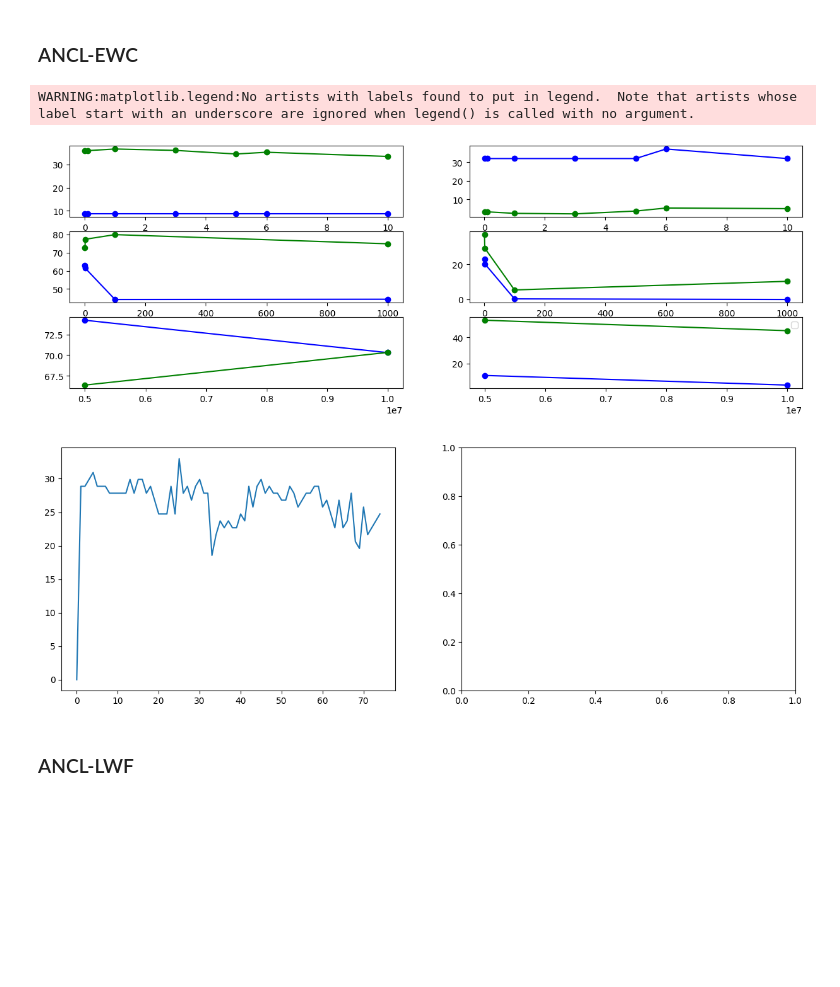
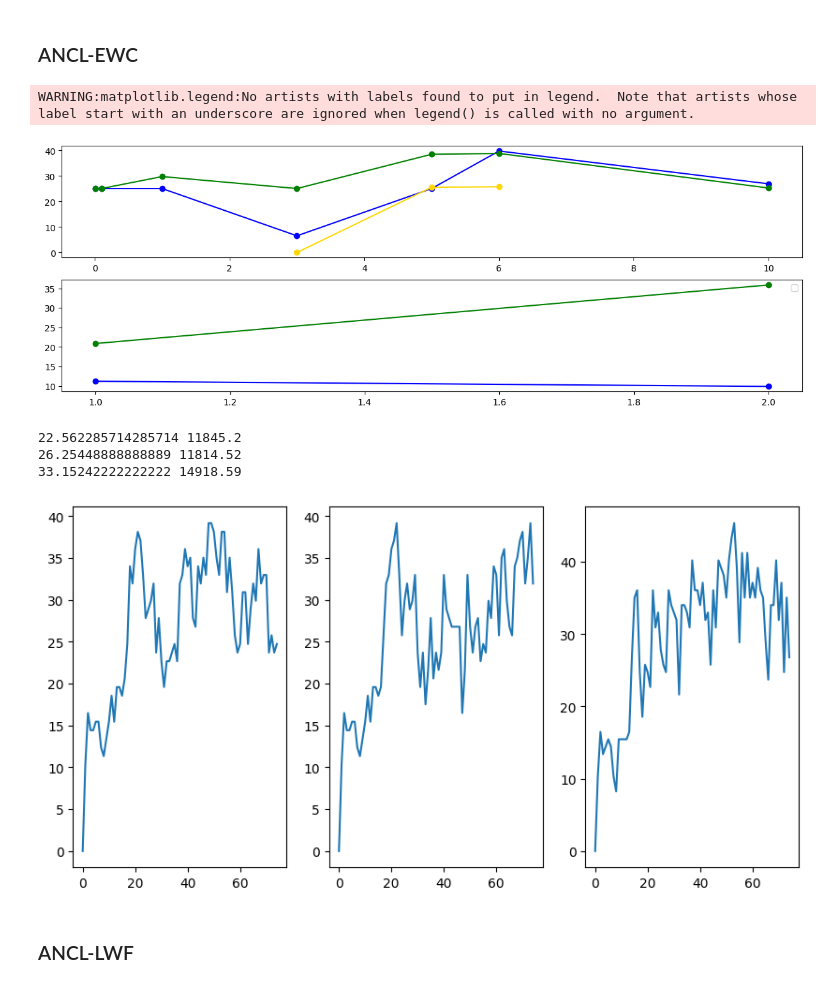
Before and after one commit to itsmemala/FABR, a Jupyter notebook: CL_Metrics.ipynb, the cells around one changed output. Drawn from its saved outputs; the diff is of its cells as text; code cells hidden in the pictures; blank space fills up the shorter version.

```diff
--- a/CL_Metrics.ipynb
+++ b/CL_Metrics.ipynb
@@ -1251,8 +1251,9 @@ WARNING:matplotlib.legend:No artists with labels found to put in legend.  Note t
 # %% [markdown]
 ### ANCL-EWC
 # %%
-t = 2
+t = 6
 datasets=['annomi','hwu64','hwu64']
+adapt_type = 'KT'
 # path_alpharel = '/content/gdrive/MyDrive/Collas24/BehavSH/BehavSH_NoL1LAMAS_AdaptZero_2tasks.ind_max.'
 path_sets = [
     ['/content/gdrive/MyDrive/Collas24/BehavSH/BehavSH_MAS.3/'
@@ -1270,22 +1271,26 @@ path_sets = [
      '/content/gdrive/MyDrive/Collas24/IntentSH_MAS_wlast.5/',
      '/content/gdrive/MyDrive/Collas24/IntentSH_MAS_wlast.7/',
     #  '/content/gdrive/MyDrive/Collas24/IntentSH_MAS_wlast.4/',
-     '/content/gdrive/MyDrive/Collas24/IntentSH_MAS_wlast.3/',
-     '/content/gdrive/MyDrive/Collas24/IntentSH_MAS_wlast.2/'
+    #  '/content/gdrive/MyDrive/Collas24/IntentSH_MAS_wlast.3/',
+    #  '/content/gdrive/MyDrive/Collas24/IntentSH_MAS_wlast.2/'
     ],
-    ['/content/gdrive/MyDrive/Collas24/IntentSH_EWC_wlast.4/',
-     '/content/gdrive/MyDrive/Collas24/IntentSH_EWC_wlast.5/']
+    # ['/content/gdrive/MyDrive/Collas24/IntentSH_EWC_wlast.4/', # EWC
+    #  '/content/gdrive/MyDrive/Collas24/IntentSH_EWC_wlast.5/']
   ]
 
-x_label_sets = [[0.01,0.1,1, 3,5,6,
-                 10] #, 100,200,500]
-                ,[1,2,100,1000],[5000000,10000000]]
+x_label_sets = [[0.01,0.1,1, 3,5,6,10] #, 100,200,500]
+                ,[1,2] #,100,1000]
+                # ,[5000000,10000000]
+                ]
+x_label_sets_la = [[3,5,6],
+                 []]
 
-fig, axes = plt.subplots(nrows=3, ncols=2, figsize=(15, 5))
-for ax_idx,(dataset,paths,x_labels) in enumerate(zip(datasets,path_sets,x_label_sets)):
+fig, axes = plt.subplots(nrows=2, ncols=1, figsize=(15, 5))
+for ax_idx,(dataset,paths,x_labels,x_labels_la) in enumerate(zip(datasets,path_sets,x_label_sets, x_label_sets_la)):
     for rand_idx in [0]:
         l1, l2, l3 = [], [], []
         l1_ancl, l2_ancl, l3_ancl = [], [], []
+        l1_la, l2_la, l3_la = [], [], []
         for path in paths:
             expt = 'random'+str(rand_idx)+'_seed0_task1'
 
@@ -1321,29 +1326,50 @@ for ax_idx,(dataset,paths,x_labels) in enumerate(zip(datasets,path_sets,x_label_
                 l1_ancl.append(get_overall_f1(ypath)*100)
                 l2_ancl.append(get_forgetting(ypath)*100)
 
-        axes[ax_idx,0].plot(x_labels, l1, marker='o', color='blue')
-        axes[ax_idx,0].plot(x_labels, l1_ancl, marker='o', color='green')
+            la_path = path.replace('_MAS','_NoL1LAMAS_Adapt'+adapt_type).replace('_MAS_wlast','NoL1LAMAS_wlast_Adapt'+adapt_type)
+            ypath = la_path + get_res_fname(rand_idx,la_path,dataset)
+            try:
+                if t==6:
+                    l1_la.append(get_overall_f1_all(ypath)*100)
+                    l2_la.append(get_forgetting_all(ypath)*100)
+                else:
+                    l1_la.append(get_overall_f1(ypath)*100)
+                    l2_la.append(get_forgetting(ypath)*100)
+            except FileNotFoundError:
+                pass
 
-        axes[ax_idx,1].plot(x_labels, l2, marker='o', color='blue')
-        axes[ax_idx,1].plot(x_labels, l2_ancl, marker='o', color='green')
+        axes[ax_idx].plot(x_labels, l1, marker='o', color='blue')
+        axes[ax_idx].plot(x_labels, l1_ancl, marker='o', color='green')
+        axes[ax_idx].plot(x_labels_la, l1_la, marker='o', color='gold')
+
+        # axes[ax_idx,1].plot(x_labels, l2, marker='o', color='blue')
+        # axes[ax_idx,1].plot(x_labels, l2_ancl, marker='o', color='green')
+        # axes[ax_idx,1].plot(x_labels_la, l2_la, marker='o', color='gold')
 
 
 plt.legend()
 plt.show()
 # %% [output]
 WARNING:matplotlib.legend:No artists with labels found to put in legend.  Note that artists whose label start with an underscore are ignored when legend() is called with no argument.
-[figure, old version]
+[figure, new version]
 # %%
-paths = ['/content/gdrive/MyDrive/Collas24/Test_IntentSH_MAS_wlast.5/',]
+paths = ['/content/gdrive/MyDrive/Collas24/Test_IntentSH_MAS_wlast.0/'
+        ,'/content/gdrive/MyDrive/Collas24/Test_IntentSH_MAS_wlast.5/'
+        ,'/content/gdrive/MyDrive/Collas24/Test_IntentSH_MAS_wlast.3/'
+        ]
 
-fig, axes = plt.subplots(nrows=1, ncols=2, figsize=(15, 5))
+fig, axes = plt.subplots(nrows=1, ncols=3, figsize=(10, 5))
 for i,path in enumerate(paths):
     expt = 'random0_seed0_task1'
     with open(path+expt+'_step_wise_updates.txt', 'r') as file:
         updates = np.loadtxt(file)
         axes[i].plot(updates[:75]) # First epoch
+        print(np.mean(updates),np.sum(updates))
 # %% [output]
+22.562285714285714 11845.2
+26.25448888888889 11814.52
+33.15242222222222 14918.59
-[figure, old version]
+[figure, new version]
 # %% [markdown]
 ### ANCL-LWF
 # %%
```
Also changed, not shown: 1 other file.
